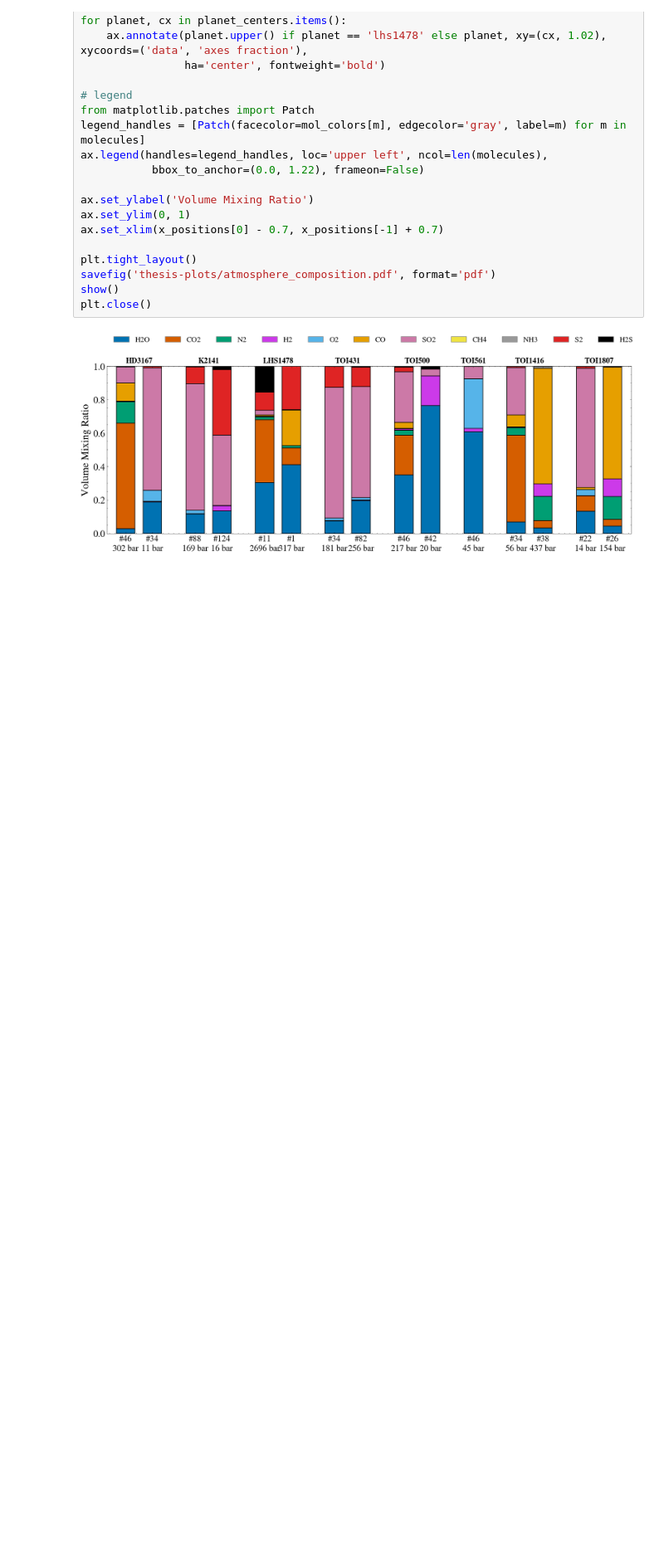
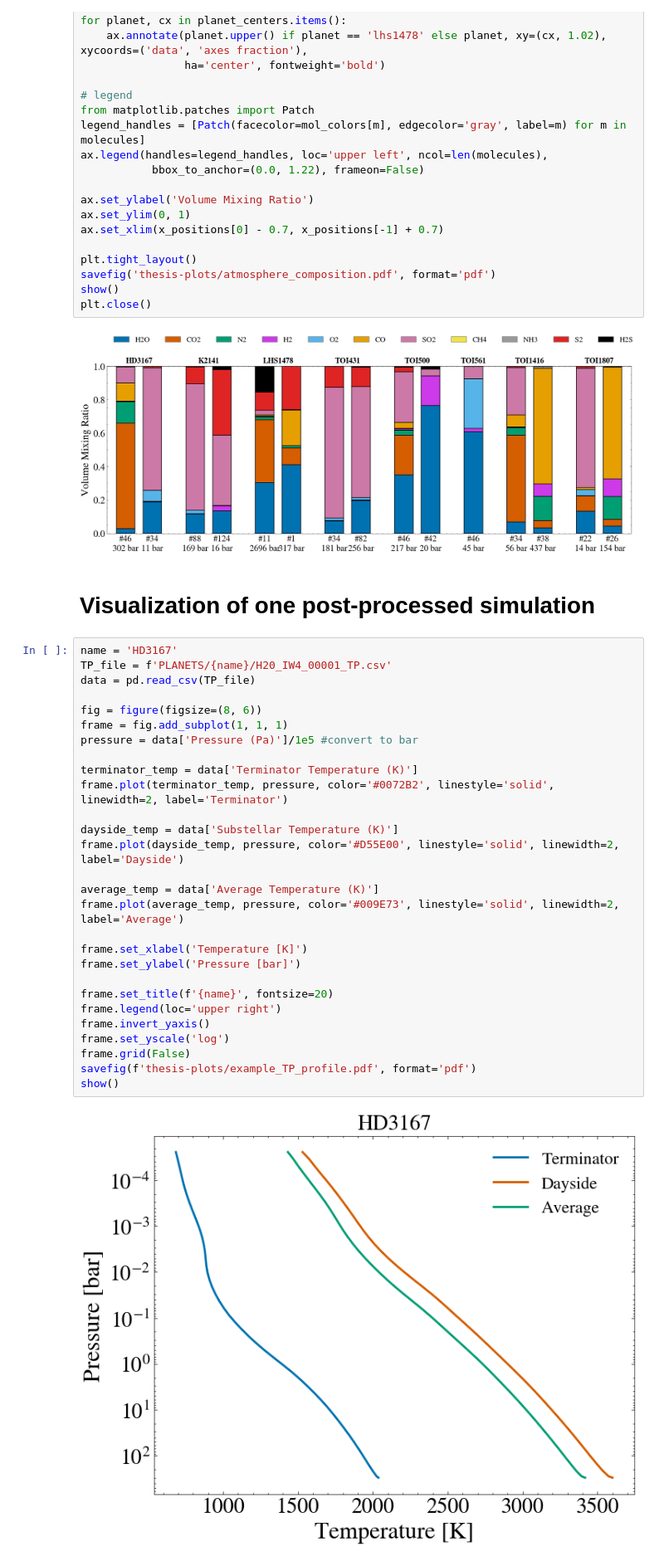
Before and after one commit to lorlo9999/MasterThesis, a Jupyter notebook: thesis-plots.ipynb, the cells around one changed output. Shown at 83% size. Cells and saved outputs as stored; diff of their text form; blank space fills up the shorter version.

Commit message:
TP profile plot

```diff
--- a/thesis-plots.ipynb
+++ b/thesis-plots.ipynb
@@ -603,3 +604,35 @@ show()
 plt.close()
 # %% [output]
 [figure]
+# %% [markdown]
+# Visualization of one post-processed simulation
+# %%
+name = 'HD3167'
+TP_file = f'PLANETS/{name}/H20_IW4_00001_TP.csv'
+data = pd.read_csv(TP_file)
+
+fig = figure(figsize=(8, 6))
+frame = fig.add_subplot(1, 1, 1)
+pressure = data['Pressure (Pa)']/1e5 #convert to bar
+
+terminator_temp = data['Terminator Temperature (K)']
+frame.plot(terminator_temp, pressure, color='#0072B2', linestyle='solid', linewidth=2, label='Terminator')
+
+dayside_temp = data['Substellar Temperature (K)']
+frame.plot(dayside_temp, pressure, color='#D55E00', linestyle='solid', linewidth=2, label='Dayside')
+
+average_temp = data['Average Temperature (K)']
+frame.plot(average_temp, pressure, color='#009E73', linestyle='solid', linewidth=2, label='Average')
+
+frame.set_xlabel('Temperature [K]')
+frame.set_ylabel('Pressure [bar]')
+
+frame.set_title(f'{name}', fontsize=20)
+frame.legend(loc='upper right')
+frame.invert_yaxis()
+frame.set_yscale('log')
+frame.grid(False)
+savefig(f'thesis-plots/example_TP_profile.pdf', format='pdf')
+show()
+# %% [output]
+[figure, added]
```
Also changed, not shown: parts of 1 cell of this notebook, 1 other file.
